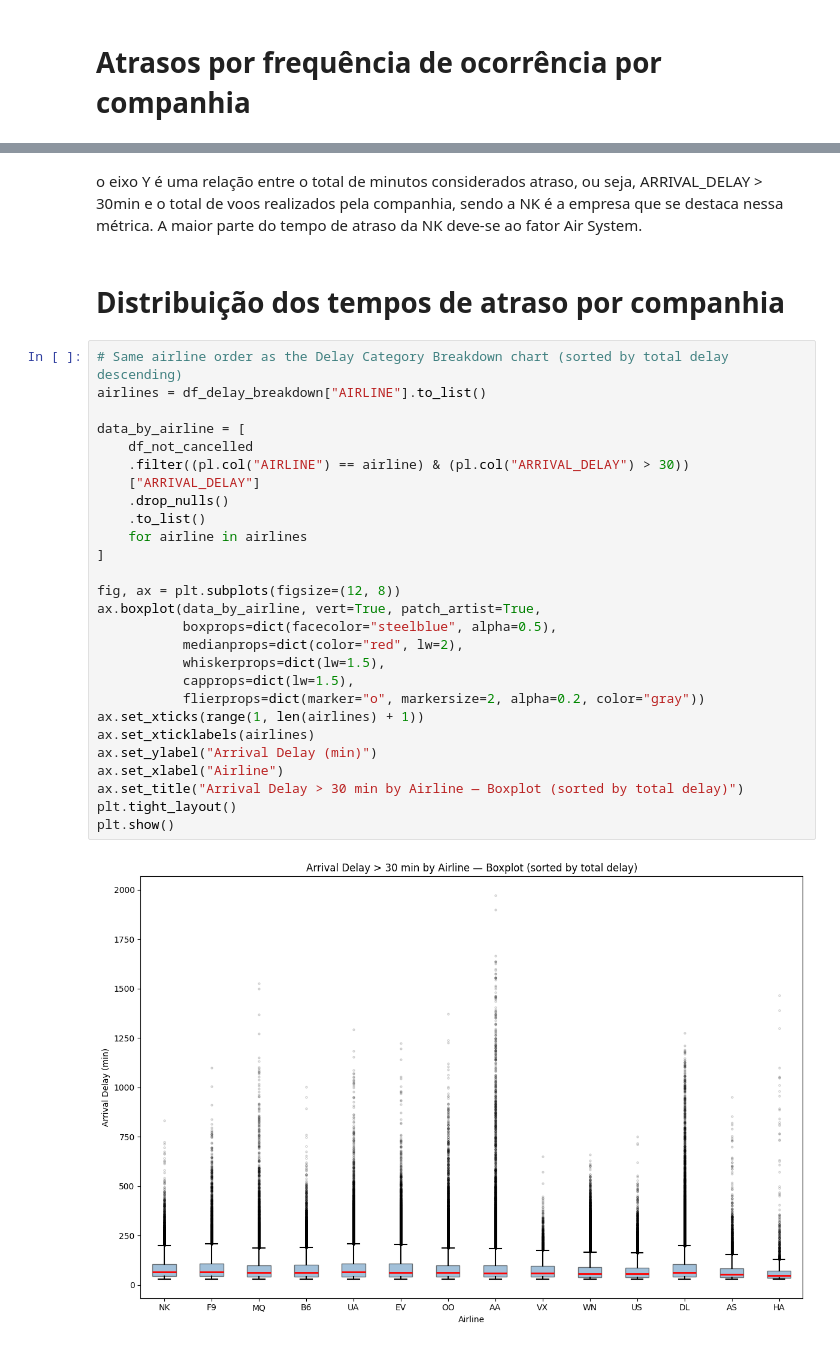
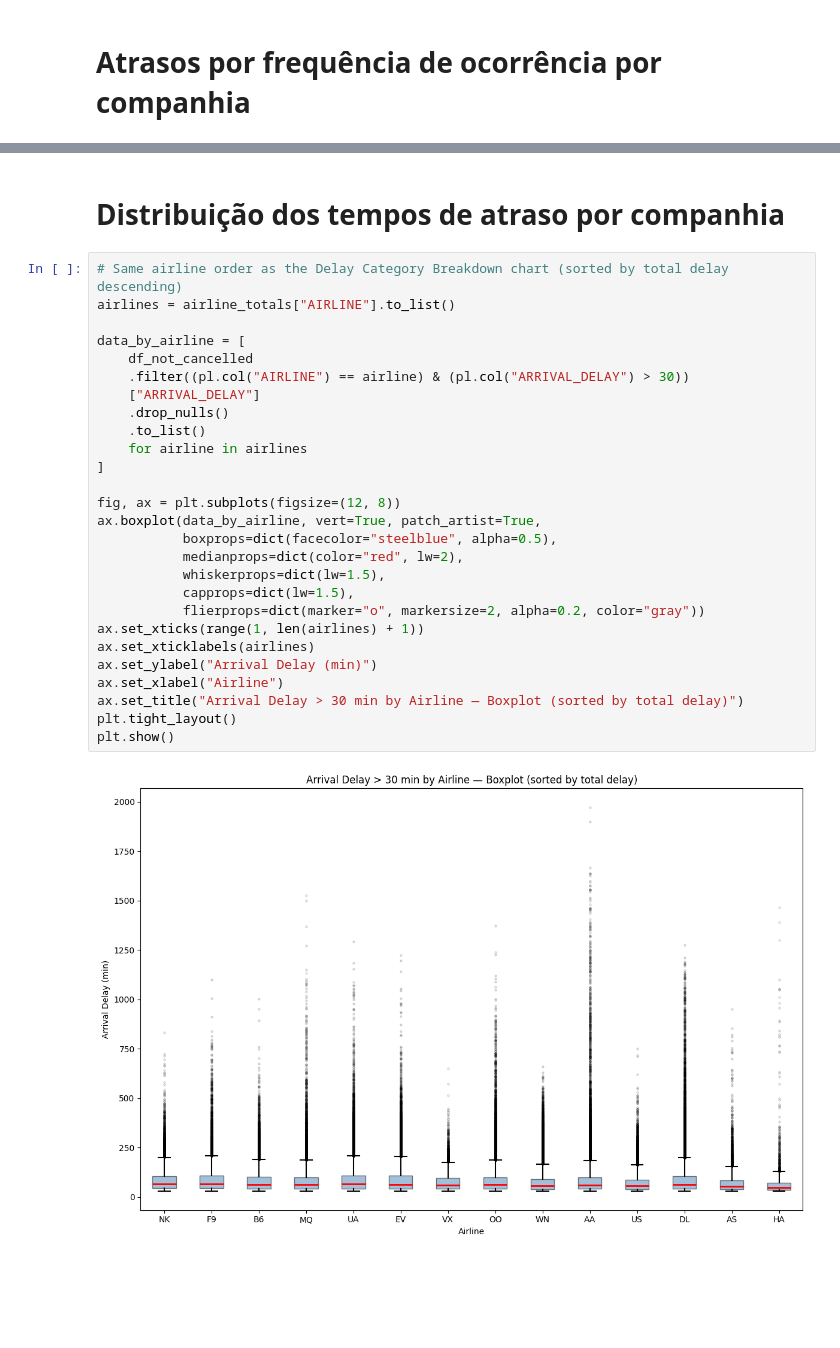
Before and after one commit to rics81/FIAP-8MLET-TechChallenge-III, a Jupyter notebook: tc3.ipynb, the cells around one changed output, grey strips where cells are left out. Drawn from its saved outputs; the diff is of its cells as text; blank space fills up the shorter version.

```diff
--- a/tc3.ipynb
+++ b/tc3.ipynb
@@ -450,35 +385,32 @@ plt.show()
-# %% [markdown]
-o eixo Y é uma relação entre o total de minutos considerados atraso, ou seja, ARRIVAL_DELAY > 30min e o total de voos realizados pela companhia, sendo a NK é a empresa que se destaca nessa métrica.
-A maior parte do tempo de atraso da NK deve-se ao fator Air System.
 # %% [markdown]
 # Distribuição dos tempos de atraso por companhia
 # %%
 # Same airline order as the Delay Category Breakdown chart (sorted by total delay descending)
-airlines = df_delay_breakdown["AIRLINE"].to_list()
+airlines = airline_totals["AIRLINE"].to_list()
 
 data_by_airline = [
     df_not_cancelled
     .filter((pl.col("AIRLINE") == airline) & (pl.col("ARRIVAL_DELAY") > 30))
     ["ARRIVAL_DELAY"]
     .drop_nulls()
     .to_list()
     for airline in airlines
 ]
 
 fig, ax = plt.subplots(figsize=(12, 8))
 ax.boxplot(data_by_airline, vert=True, patch_artist=True,
            boxprops=dict(facecolor="steelblue", alpha=0.5),
            medianprops=dict(color="red", lw=2),
            whiskerprops=dict(lw=1.5),
            capprops=dict(lw=1.5),
            flierprops=dict(marker="o", markersize=2, alpha=0.2, color="gray"))
 ax.set_xticks(range(1, len(airlines) + 1))
 ax.set_xticklabels(airlines)
 ax.set_ylabel("Arrival Delay (min)")
 ax.set_xlabel("Airline")
 ax.set_title("Arrival Delay > 30 min by Airline — Boxplot (sorted by total delay)")
 plt.tight_layout()
 plt.show()
 # %% [output]
-[figure, old version]
+[figure, new version]
 # %% [markdown]
```
Also changed, not shown: parts of 18 cells of this notebook, 1 other file.
